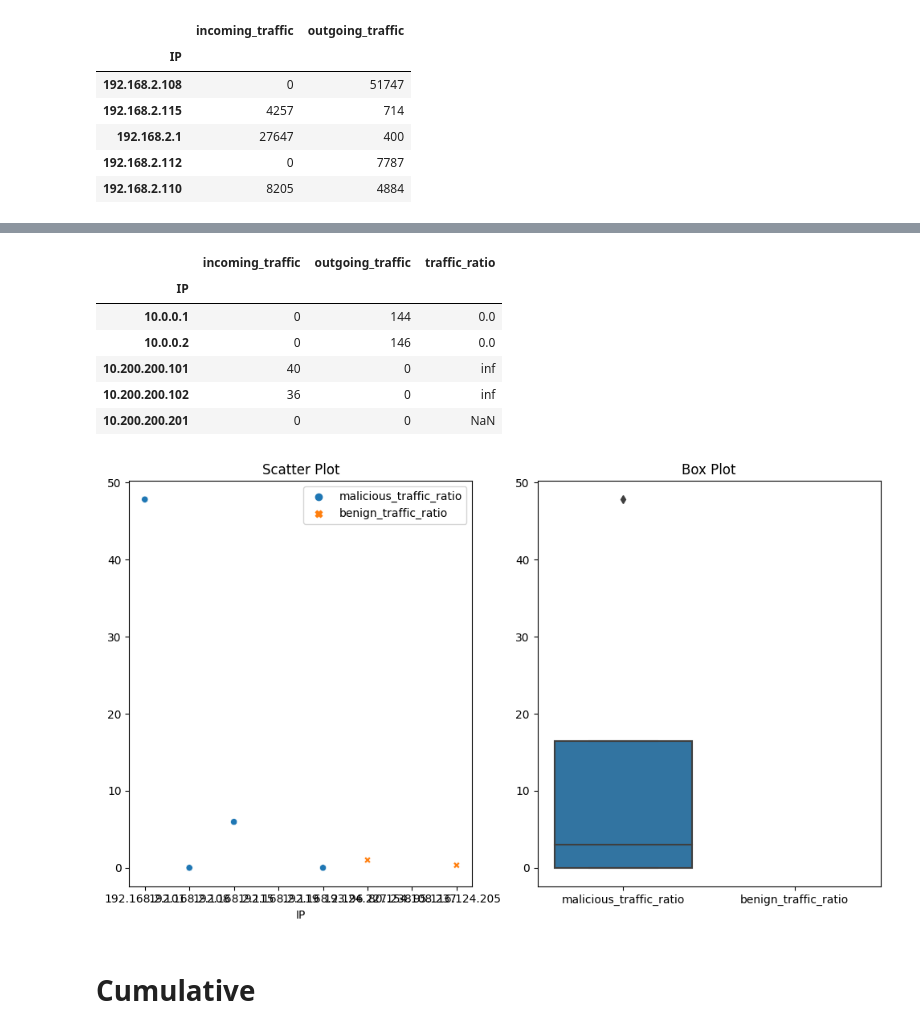
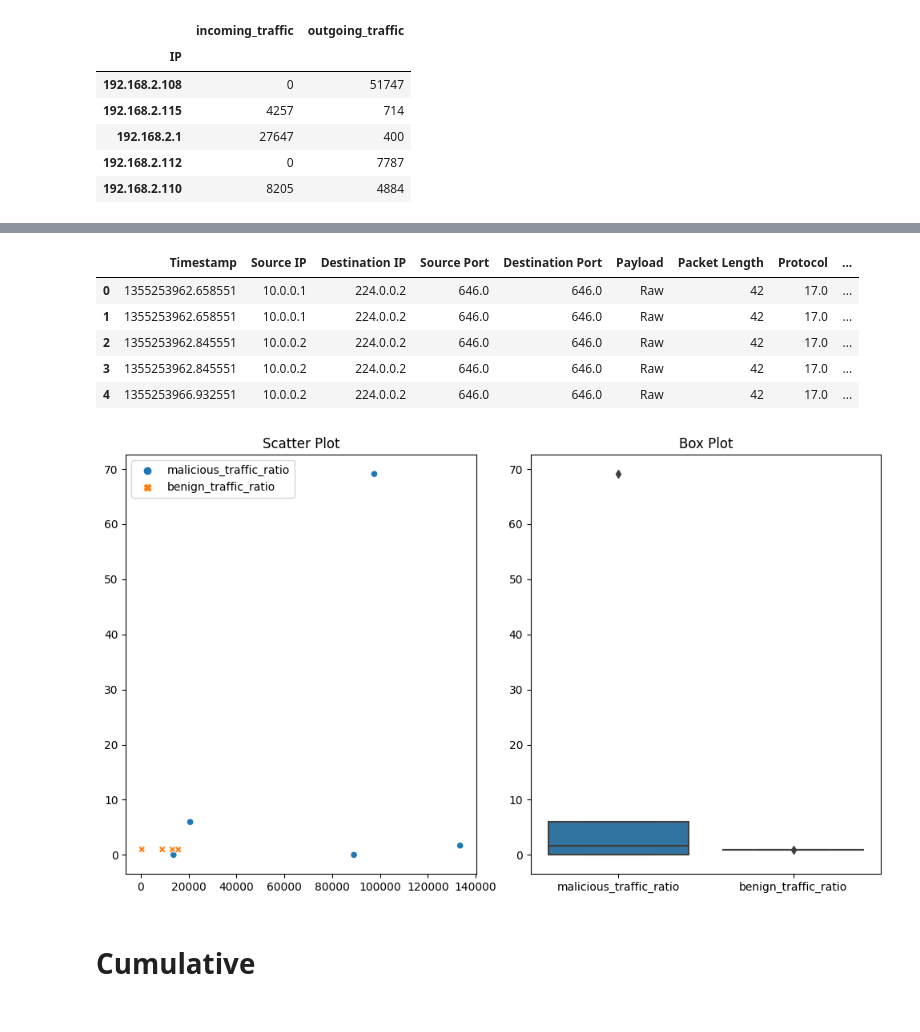
Before and after one commit to mundruid/cyber-ml, a Jupyter notebook: cyber_ml/blog_fe_2.ipynb, the cells around one changed output, grey strips where cells are left out. Saved outputs shown, nothing was run; the diff lists cells and outputs as text; code cells hidden in the pictures.

```diff
--- a/cyber_ml/blog_fe_2.ipynb
+++ b/cyber_ml/blog_fe_2.ipynb
@@ -63,3 +63,13 @@ mirai_traffic_df.head()
 | 192.168.2.1 | 27647 | 400 |
 | 192.168.2.112 | 0 | 7787 |
 | 192.168.2.110 | 8205 | 4884 |
+# %%
+# Merge for incoming traffic based on Source_IP
+mirai_features_df = pd.merge(
+    mirai_df, mirai_traffic_df, left_on="Source IP", right_on="IP", how="left"
+)
+# %%
+# Merge for incoming traffic based on Source_IP
+benign_features_df = pd.merge(
+    benign_df, benign_traffic_df, left_on="Source IP", right_on="IP", how="left"
+)
@@ -66,9 +85,9 @@ mirai_traffic_df.head()
 # %%
 # Create an interaction feature: incoming to outgoing traffic ratio
-mirai_traffic_df["traffic_ratio"] = (
-    mirai_traffic_df["incoming_traffic"] / mirai_traffic_df["outgoing_traffic"]
+mirai_features_df["traffic_ratio"] = (
+    mirai_features_df["incoming_traffic"] / mirai_features_df["outgoing_traffic"]
 )
 
 # Display the updated DataFrame
-mirai_traffic_df.head()
+mirai_features_df.head()
 # %% [output]
@@ -82,52 +100,51 @@ mirai_traffic_df.head()
 # %%
-benign_traffic_df["traffic_ratio"] = (
-    benign_traffic_df["incoming_traffic"] / benign_traffic_df["outgoing_traffic"]
+benign_features_df["traffic_ratio"] = (
+    benign_features_df["incoming_traffic"] / benign_features_df["outgoing_traffic"]
 )
 
 # Display the updated DataFrame
-benign_traffic_df.head()
+benign_features_df.head()
 # %% [output]
-|  | incoming_traffic | outgoing_traffic | traffic_ratio |
-| IP |  |  |  |
-| 10.0.0.1 | 0 | 144 | 0.0 |
-| 10.0.0.2 | 0 | 146 | 0.0 |
-| 10.200.200.101 | 40 | 0 | inf |
-| 10.200.200.102 | 36 | 0 | inf |
-| 10.200.200.201 | 0 | 0 | NaN |
+|  | Timestamp | Source IP | Destination IP | Source Port | Destination Port | Payload | Packet Length | Protocol | ... |
+| 0 | 1355253962.658551 | 10.0.0.1 | 224.0.0.2 | 646.0 | 646.0 | Raw | 42 | 17.0 | ... |
+| 1 | 1355253962.658551 | 10.0.0.1 | 224.0.0.2 | 646.0 | 646.0 | Raw | 42 | 17.0 | ... |
+| 2 | 1355253962.845551 | 10.0.0.2 | 224.0.0.2 | 646.0 | 646.0 | Raw | 42 | 17.0 | ... |
+| 3 | 1355253962.845551 | 10.0.0.2 | 224.0.0.2 | 646.0 | 646.0 | Raw | 42 | 17.0 | ... |
+| 4 | 1355253966.932551 | 10.0.0.2 | 224.0.0.2 | 646.0 | 646.0 | Raw | 42 | 17.0 | ... |
 # %%
 import matplotlib.pyplot as plt
 import seaborn as sns
 
 # Random sample data from malicious and benign
 data = {
-    "malicious_traffic_ratio": mirai_traffic_df["traffic_ratio"].sample(
+    "malicious_traffic_ratio": mirai_features_df["traffic_ratio"].sample(
         n=5, random_state=42
     ),
-    "benign_traffic_ratio": benign_traffic_df["traffic_ratio"].sample(
+    "benign_traffic_ratio": benign_features_df["traffic_ratio"].sample(
         n=5, random_state=42
     ),
 }
 
 df = pd.DataFrame(data)
 
 # Plotting using matplotlib and seaborn
 plt.figure(figsize=(10, 6))
 
 # Scatter plot
 plt.subplot(1, 2, 1)
 sns.scatterplot(data=df)
 plt.title("Scatter Plot")
 
 # Box plot
 plt.subplot(1, 2, 2)
 sns.boxplot(data=df)
 plt.title("Box Plot")
 
 # Show the plots
 plt.tight_layout()
 plt.show()
 # %% [output]
-[figure, old version]
+[figure, new version]
 # %% [markdown]
 # Cumulative
 # %%
```
Also changed, not shown: parts of 19 cells of this notebook, 2 other files.
